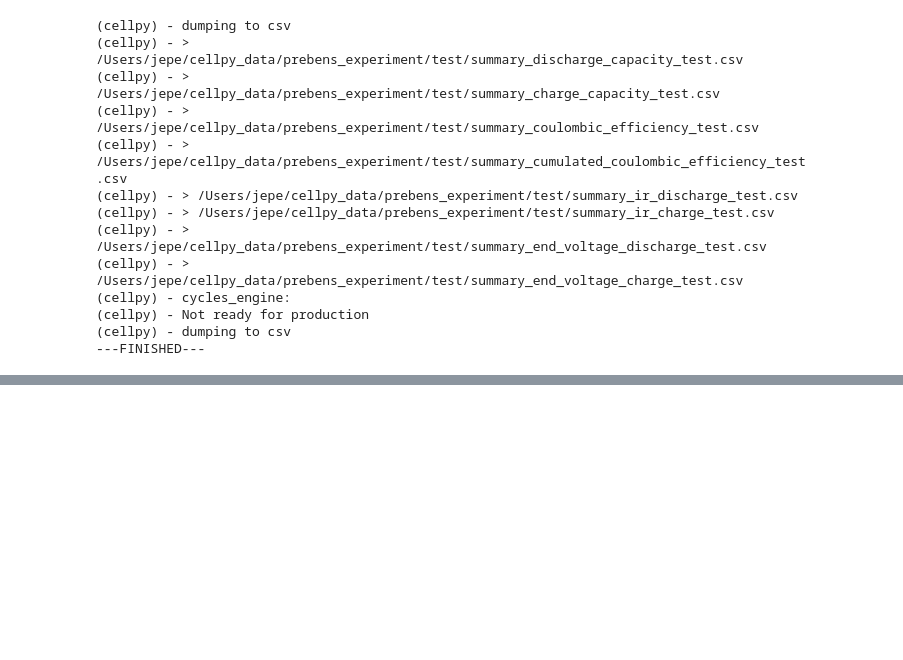
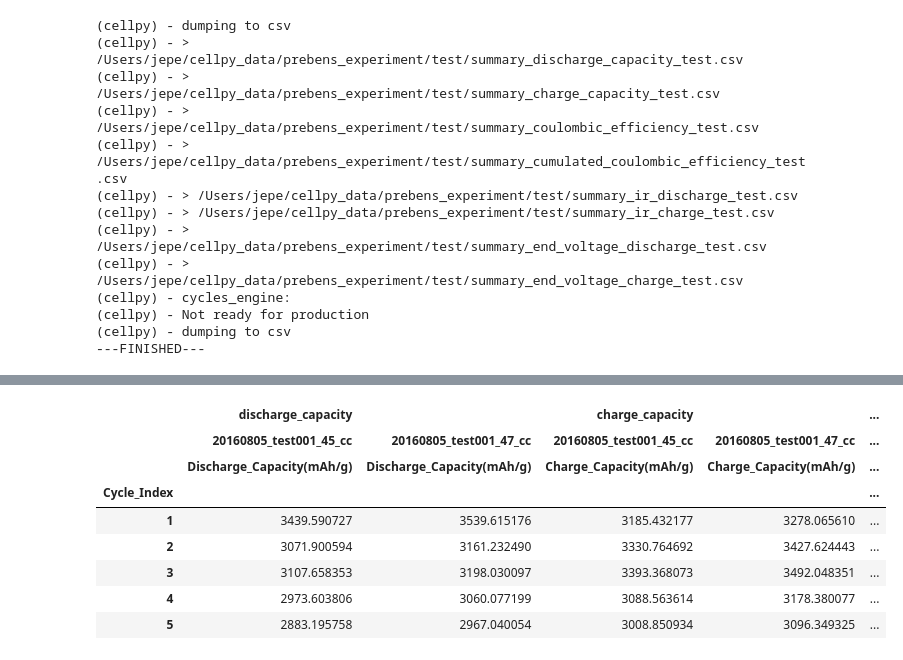
Before and after one commit to jepegit/cellpy, a Jupyter notebook: dev_utils/batch_processing.ipynb, the cells around one changed output, grey strips where cells are left out. Cells and saved outputs as stored; diff of their text form; code cells hidden in the pictures; blank space fills up the shorter version.

```diff
--- a/dev_utils/batch_processing.ipynb
+++ b/dev_utils/batch_processing.ipynb
@@ -150,0 +144,12 @@ print("---FINISHED---")
+# %%
+b.summaries.head()
+# %% [output]
+|  | discharge_capacity |  | charge_capacity |  | ... |
+|  | 20160805_test001_45_cc | 20160805_test001_47_cc | 20160805_test001_45_cc | 20160805_test001_47_cc | ... |
+|  | Discharge_Capacity(mAh/g) | Discharge_Capacity(mAh/g) | Charge_Capacity(mAh/g) | Charge_Capacity(mAh/g) | ... |
+| Cycle_Index |  |  |  |  | ... |
+| 1 | 3439.590727 | 3539.615176 | 3185.432177 | 3278.065610 | ... |
+| 2 | 3071.900594 | 3161.232490 | 3330.764692 | 3427.624443 | ... |
+| 3 | 3107.658353 | 3198.030097 | 3393.368073 | 3492.048351 | ... |
+| 4 | 2973.603806 | 3060.077199 | 3088.563614 | 3178.380077 | ... |
+| 5 | 2883.195758 | 2967.040054 | 3008.850934 | 3096.349325 | ... |
```
Also changed, not shown: parts of 26 cells of this notebook, 6 other files.
